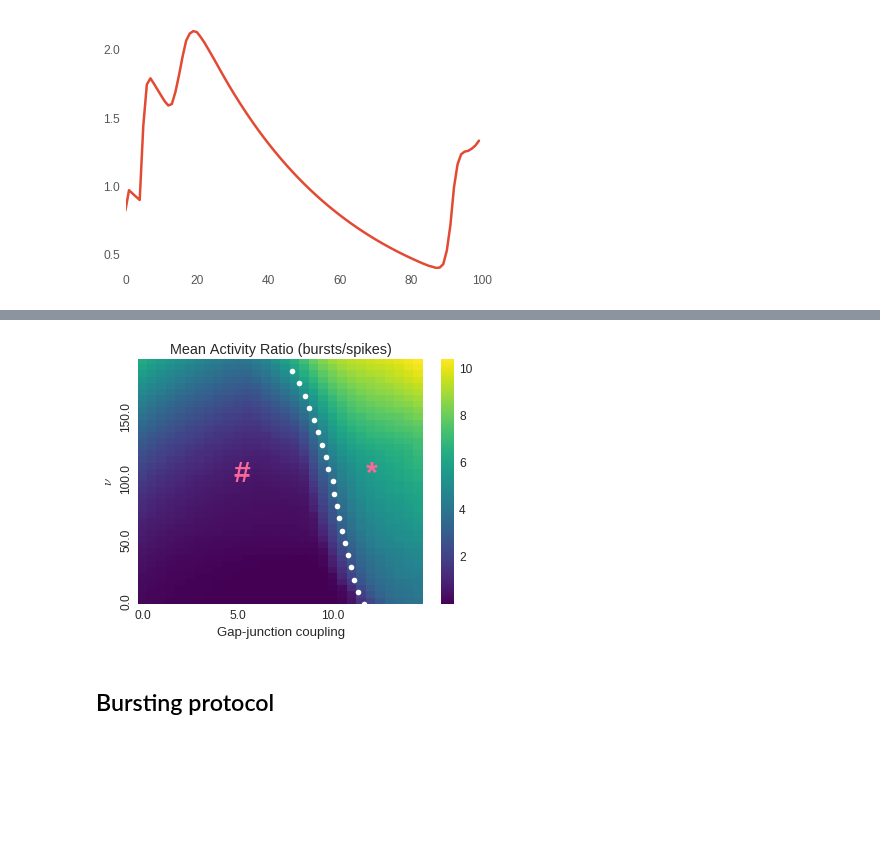
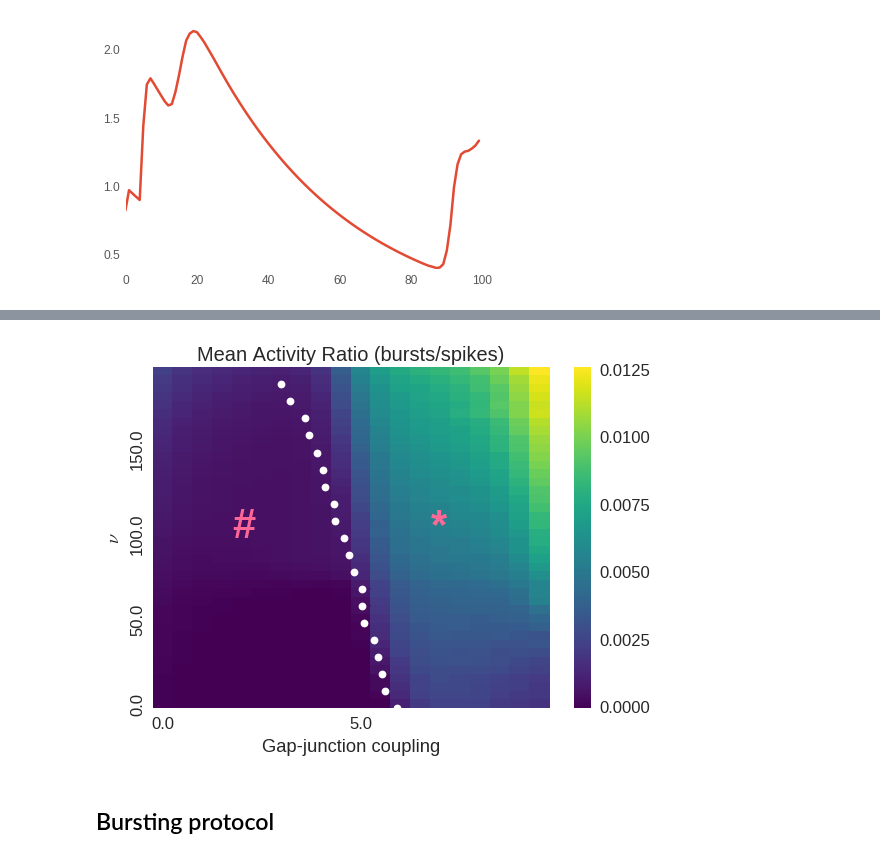
Before and after one commit to gpernelle/cortex, a Jupyter notebook: notebooks/paperSync-figure2.ipynb, the cells around one changed output, grey strips where cells are left out. Drawn from its saved outputs; the diff is of its cells as text; code cells hidden in the pictures; blank space fills up the shorter version.

```diff
--- a/notebooks/paperSync-figure2.ipynb
+++ b/notebooks/paperSync-figure2.ipynb
@@ -26,3 +28,11 @@ PAPER = os.path.expanduser('~/Dropbox/ICL-2014/Presentations/2016-10-11-GJ-sync-
 # %%
 plt.style.use(['seaborn-paper'])
 sns.set_context("paper", font_scale=1.5, rc={"lines.linewidth": 2.5})
+# %%
+gR=[]
+ratio = 1
+path = '../data/GetGammaSteadyState/GetSteadyState100'
+for k in np.arange(0,200,10):
+    a = np.load(path + '-tauv-15_g-10_N-100_T-40000_nu-%d_ratio-%.2f'%(k,ratio))
+    plt.plot(a['gamma'], c=)
+    gR.append(a['gamma'])
@@ -104,14 +116,14 @@ sigma = 8
 params=[]
 for T in [8000]:
         for N in [1000]:
-            for g in np.arange(0, 15, 0.5):
+            for g in np.arange(0, 10, 0.5):
                 for nu in np.arange(0, 200, 5):
                         i+=1
                         params.append([T, N, g, nu, i])
 
 def getDF(params):
     T, N, g, nu, i = params
-    filename = "../data/PhasePlan4/PhasePlan4_nu-%d_g-%.2f_N-%d_input-%s_T-%d" % (nu, g, N, 'noise', T)
+    filename = "../data/PhasePlan7/PhasePlan71_nu-%d_g-%.2f_N-%d_input-%s_T-%d" % (nu, g, N, 'noise', T)
     a = np.load(filename)
     I = a['i']
 
@@ -130,26 +162,29 @@ for r in res:
 # %%
 cols = ['f', 'p']
 sns.set_context("paper", font_scale=1.5, rc={"lines.linewidth": 2.5})
 # df = df_[(df_['g']<3)&(df_['nu']<20)]
 def setLabels(fig):
     color = '#FF6898'
-    fig.text(5*2, 20, '#', fontweight='bold', fontsize=30, color=color)
-    fig.text(12*2, 20, '*', fontweight='bold', fontsize=30, color=color)
+    fig.text(2*2, 20, '#', fontweight='bold', fontsize=30, color=color)
+    fig.text(7*2, 20, '*', fontweight='bold', fontsize=30, color=color)
     fig.set_ylabel(r'$\nu$')
     fig.set_xlabel(r'Gap-junction coupling')
 
 
 
 fig = plotHeatmap(df, col='ratio', y='nu', x='g', title='Mean Activity Ratio (bursts/spikes)', cmap='viridis')
 setLabels(fig)
 gR=[]
+N=100
+ratio=1
+path = '../data/GetGammaSteadyState/GetSteadyState100'
 for k in np.arange(0,200,10):
-    a = np.load('GetSteadyState4-tauv-15_g-7_N-1000_T-40000_k-%d'%k)
+    a = np.load(path + '-tauv-15_g-10_N-%d_T-40000_nu-%d_ratio-%.2f'%(N,k,ratio))
     gR.append(a['gamma'])
-    plt.plot(a['gamma'][-1]*4,(200-k)/5, 'o', color='w')
+    plt.plot(np.mean(a['gamma'][-100:-1])*N*2,(200-k)/5, 'o', color='w')
 plt.savefig(PAPER + 'ratio-steadystate.svg')
 # %% [output]
-[figure, old version]
+[figure, new version]
 # %% [markdown]
 ## Bursting protocol
 # %%
```
Also changed, not shown: parts of 4 cells of this notebook, 20 other files.
